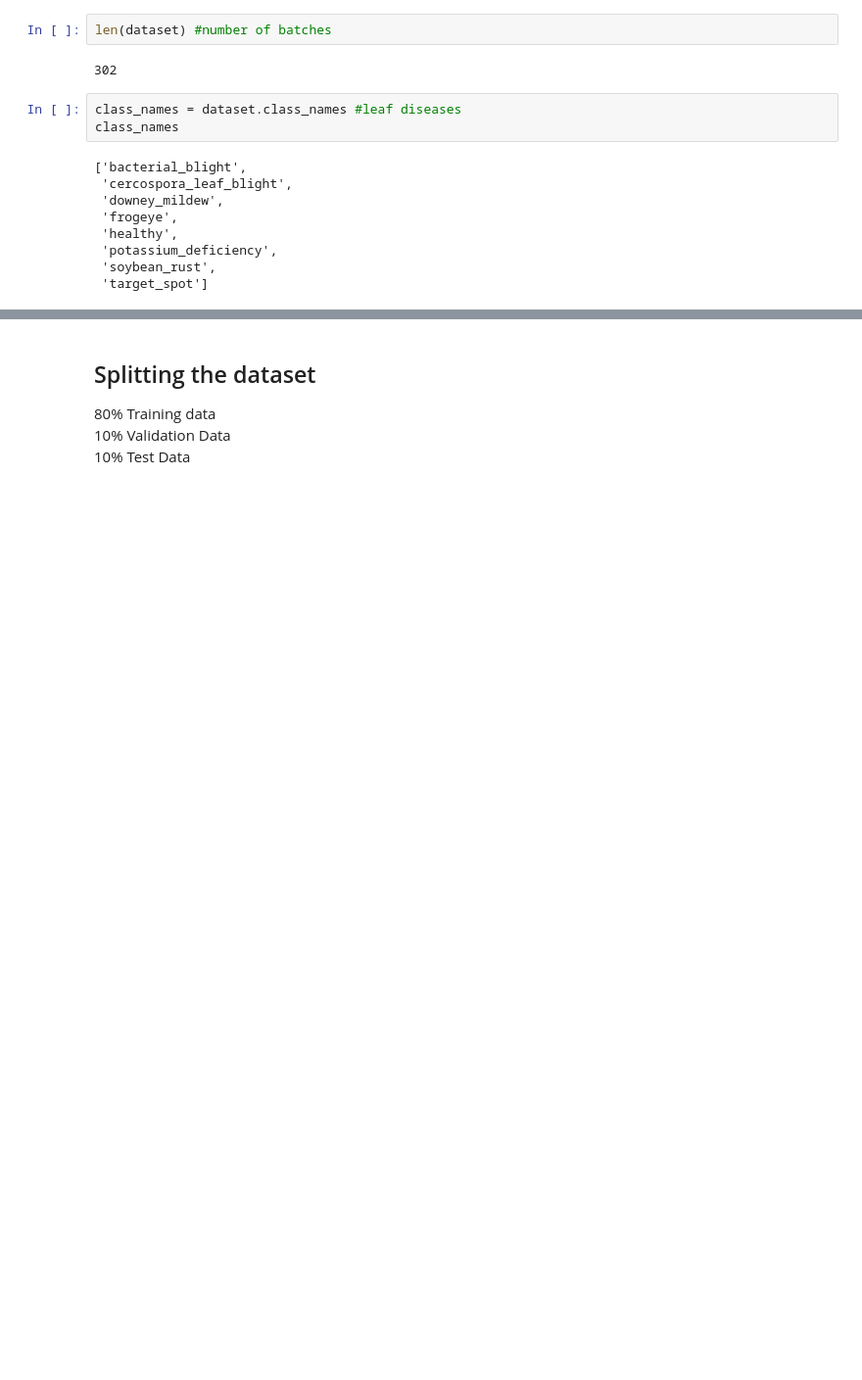
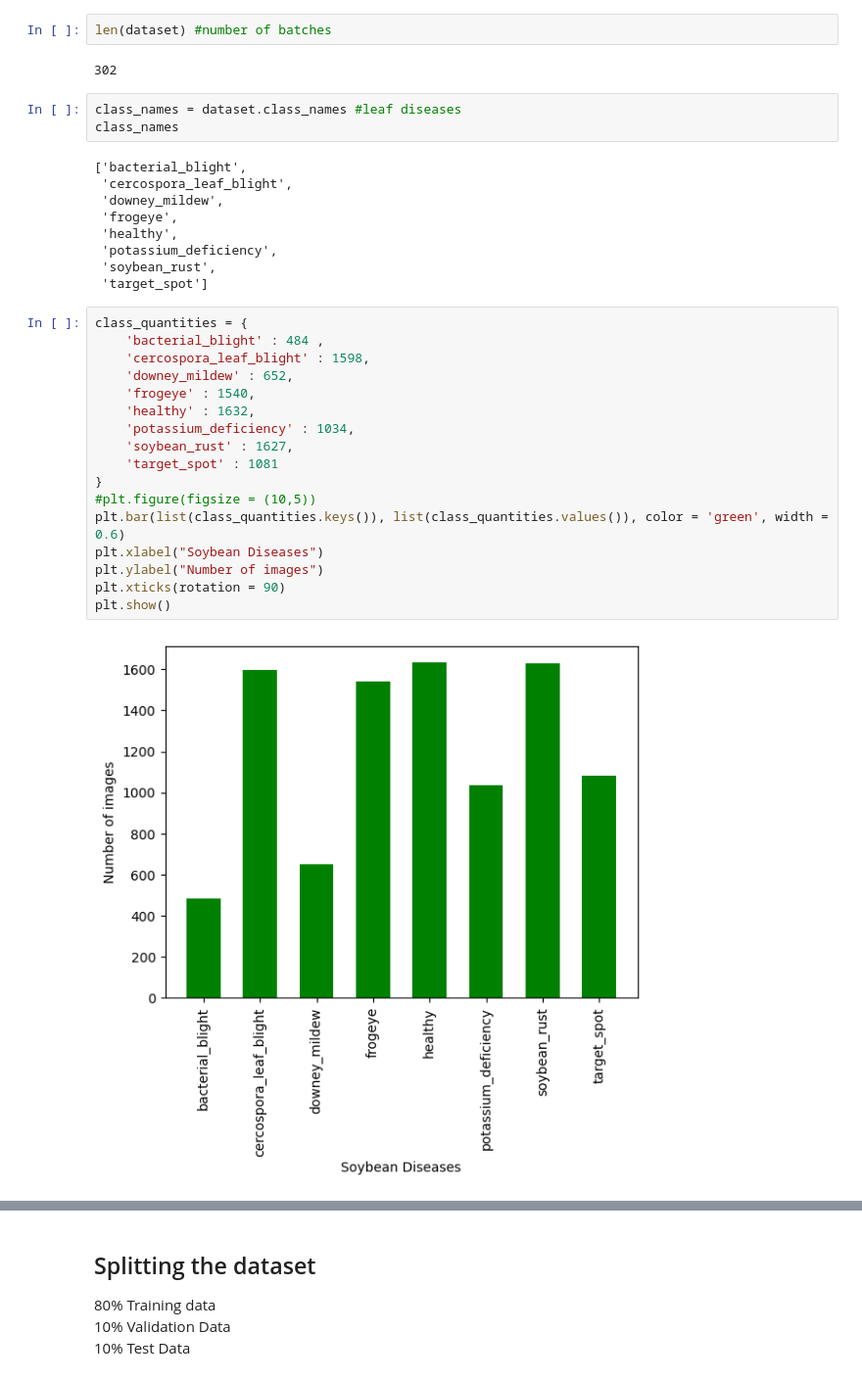
Before and after one commit to jatinpatil06/soybean_leaf-disease_and_yield-prediction_BDT-project, a Jupyter notebook: code.ipynb, the cells around one changed output, grey strips where cells are left out. Shown at 98% size. Cells and saved outputs as stored; diff of their text form; blank space fills up the shorter version.

```diff
--- a/code.ipynb
+++ b/code.ipynb
@@ -38,3 +41,22 @@ class_names
  'potassium_deficiency',
  'soybean_rust',
  'target_spot']
+# %%
+class_quantities = {
+    'bacterial_blight' : 484 ,
+    'cercospora_leaf_blight' : 1598,
+    'downey_mildew' : 652,
+    'frogeye' : 1540,
+    'healthy' : 1632,
+    'potassium_deficiency' : 1034,
+    'soybean_rust' : 1627,
+    'target_spot' : 1081
+}
+#plt.figure(figsize = (10,5))
+plt.bar(list(class_quantities.keys()), list(class_quantities.values()), color = 'green', width = 0.6)
+plt.xlabel("Soybean Diseases")
+plt.ylabel("Number of images")
+plt.xticks(rotation = 90)
+plt.show()
+# %% [output]
+[figure, added]
```
Also changed, not shown: parts of 25 cells of this notebook, 2 other files.
